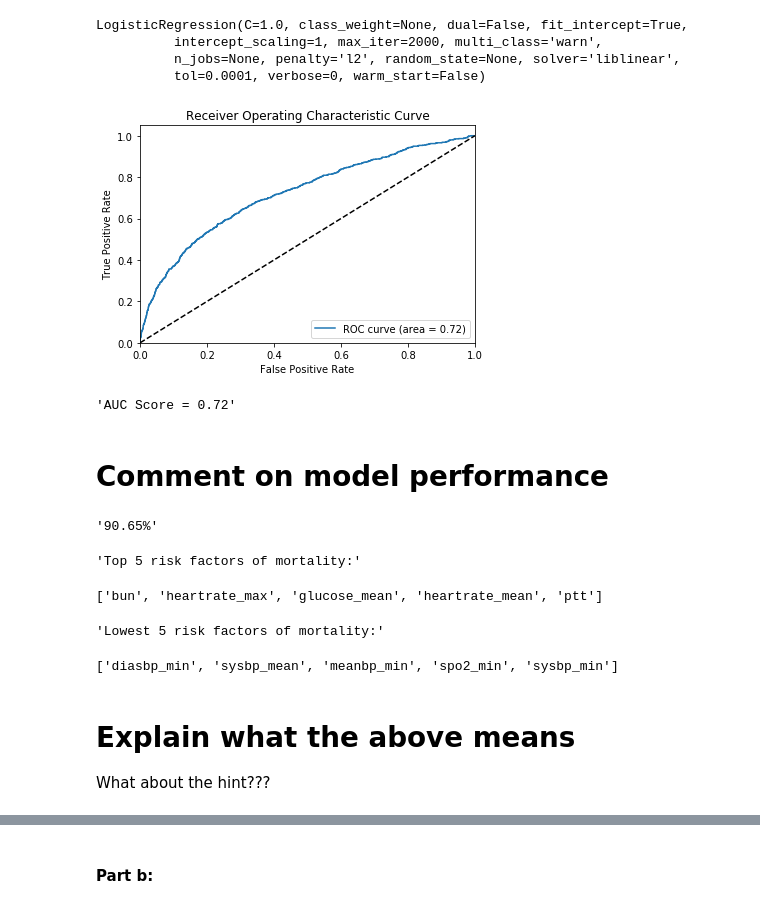
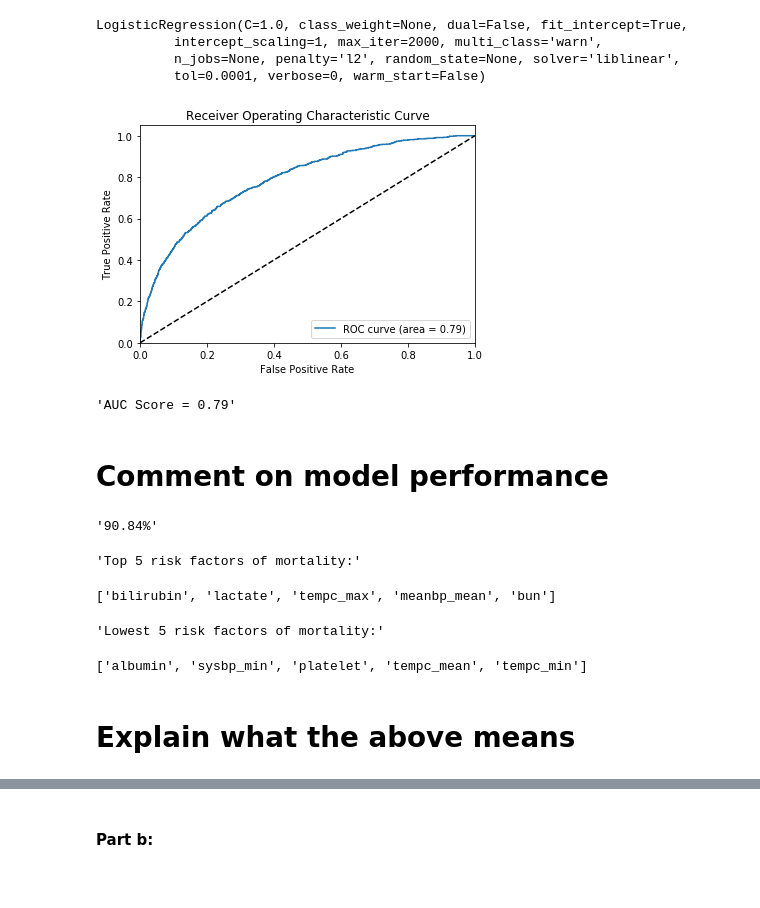
Before and after one commit to cloudcrypt/MLforHealth, a Jupyter notebook: predict-mortality.ipynb, the cells around one changed output, grey strips where cells are left out. Cells and saved outputs as stored; diff of their text form; code cells hidden in the pictures.

```diff
--- a/predict-mortality.ipynb
+++ b/predict-mortality.ipynb
@@ -19,0 +16,16 @@ class Dataset:
+# %%
+class Data:
+    def __init__(self, data, target):
+        self.data = data
+        self.target = target
+    def getCleanData():
+        pass
+    def getCleanTarget():
+        pass
+    def getClean(df: pd.DataFrame) -> pd.DataFrame:
+        pass
+
+class Dataset:
+    def __init__(self, test: Data, train: Data):
+        self.test = test
+        self.train = train
@@ -20,12 +44,24 @@ class Dataset:
 # %%
 dataset = pd.read_csv("~/csc2548_ml4h/adult_icu.gz", compression='gzip')
 
+min_max_scaler = MinMaxScaler()
+dataset.iloc[:,3:] = min_max_scaler.fit_transform(dataset.iloc[:,3:].values.astype(float))
+
 trainset = dataset[dataset.train == 1]
+trainset.reset_index(drop=True, inplace=True)
 trainset.pop("train")
 target = trainset.pop("mort_icu")
-train = Dataset(trainset, target)
+train = Data(trainset, target)
 
 testset = dataset[dataset.train == 0]
+testset.reset_index(drop=True, inplace=True)
 testset.pop("train")
 target = testset.pop("mort_icu")
-test = Dataset(testset, target)
+test = Data(testset, target)
+
+adult_icu = Dataset(train, test)
+
+display(adult_icu.train.data.shape)
+display(adult_icu.test.data.shape)
+display(adult_icu.test.data.head())
+display(adult_icu.test.data.drop(["subject_id", "hadm_id", "icustay_id"], axis=1).columns)
@@ -32,39 +91,39 @@ test = Dataset(testset, target)
 # %%
 logisticRegression = LogisticRegression(penalty='l2', solver='liblinear', max_iter=2000)
-logisticRegression.fit(train.data, train.target)
+logisticRegression.fit(train.data.drop(["subject_id", "hadm_id", "icustay_id"], axis=1), train.target)
 # %% [output]
 LogisticRegression(C=1.0, class_weight=None, dual=False, fit_intercept=True,
           intercept_scaling=1, max_iter=2000, multi_class='warn',
           n_jobs=None, penalty='l2', random_state=None, solver='liblinear',
           tol=0.0001, verbose=0, warm_start=False)
 # %%
-prediction = logisticRegression.predict_proba(test.data)
+prediction = logisticRegression.predict_proba(test.data.drop(["subject_id", "hadm_id", "icustay_id"], axis=1))
 fpr, tpr, thresholds = roc_curve(test.target.values, prediction[:, 1])
 auc = metrics.auc(fpr, tpr)
 
 plt.figure()
 plt.plot(fpr, tpr, label='ROC curve (area = %0.2f)' % auc)
 plt.plot([0, 1], [0, 1], 'k--')
 plt.xlim([0.0, 1.0])
 plt.ylim([0.0, 1.05])
 plt.xlabel('False Positive Rate')
 plt.ylabel('True Positive Rate')
 plt.title('Receiver Operating Characteristic Curve')
 plt.legend(loc="lower right")
 plt.show()
 display("AUC Score = " + str(round(auc, 2)))
 # %% [output]
-[figure, old version]
+[figure, new version]
-'AUC Score = 0.72'
+'AUC Score = 0.79'
 # %% [markdown]
 # Comment on model performance
 # %%
-accuracy = logisticRegression.score(test.data, test.target) * 100
+accuracy = logisticRegression.score(test.data.drop(["subject_id", "hadm_id", "icustay_id"], axis=1), test.target) * 100
 str(round(accuracy, 2)) + "%"
 # %% [output]
-'90.65%'
+'90.84%'
 # %%
-feature_coefs = pd.Series(logisticRegression.coef_[0], index=train.data.columns)
+feature_coefs = pd.Series(logisticRegression.coef_[0], index=train.data.drop(["subject_id", "hadm_id", "icustay_id"], axis=1).columns)
 feature_coefs.sort_values(ascending=False, inplace=True)
 display("Top 5 risk factors of mortality:")
 display(feature_coefs.head(5).index.tolist())
@@ -72,9 +131,8 @@ display("Lowest 5 risk factors of mortality:")
 display(feature_coefs.tail(5).index.tolist())
 # %% [output]
 'Top 5 risk factors of mortality:'
-['bun', 'heartrate_max', 'glucose_mean', 'heartrate_mean', 'ptt']
+['bilirubin', 'lactate', 'tempc_max', 'meanbp_mean', 'bun']
 'Lowest 5 risk factors of mortality:'
-['diasbp_min', 'sysbp_mean', 'meanbp_min', 'spo2_min', 'sysbp_min']
+['albumin', 'sysbp_min', 'platelet', 'tempc_mean', 'tempc_min']
 # %% [markdown]
 # Explain what the above means
-What about the hint???
```
Also changed, not shown: parts of 9 cells of this notebook.
